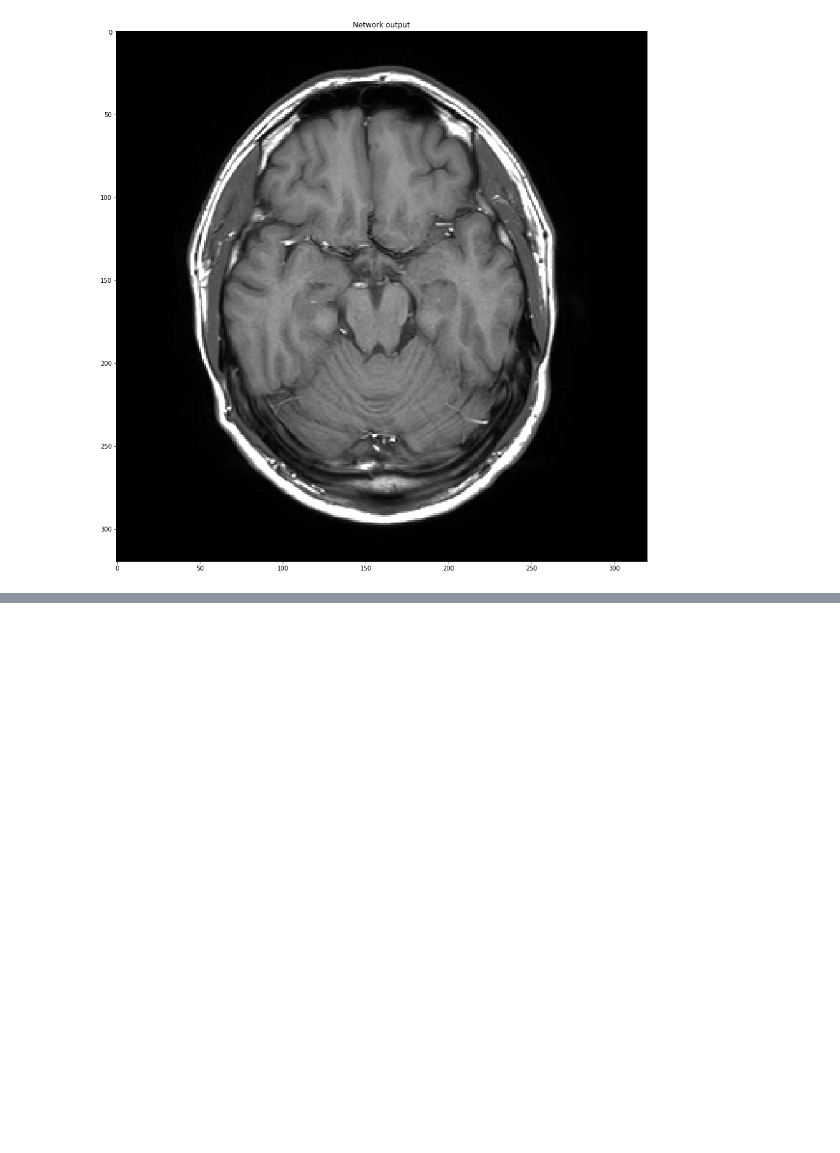
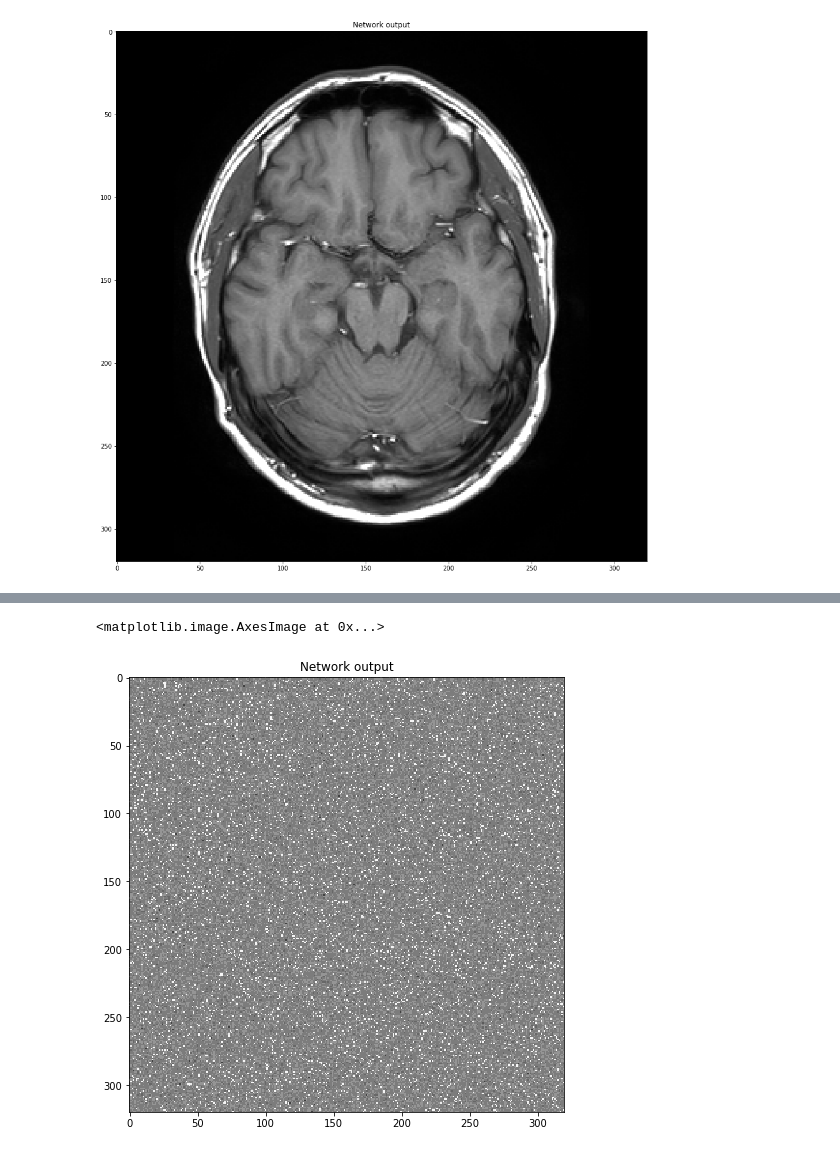
Before and after one commit to Ilya-Muromets/AutoMRF, a Jupyter notebook: Graphs.ipynb, the cells around one changed output, grey strips where cells are left out. Cells and saved outputs as stored; diff of their text form; code cells hidden in the pictures; blank space fills up the shorter version.

```diff
--- a/Graphs.ipynb
+++ b/Graphs.ipynb
@@ -246,0 +355,3 @@ plt.savefig(str(i) + model.split("/")[-1] + ".png")
+# %%
+mu_imag = np.mean(np.real(MRF[500:]))
+sig_imag = np.var(np.real(MRF[500:]))
@@ -246,0 +362,7 @@ plt.savefig(str(i) + model.split("/")[-1] + ".png")
+# %%
+MRF_real = np.random.normal(mu_real, sig_real, (500,320,320))
+MRF_imag = np.random.normal(mu_imag, sig_imag, (500,320,320))
+# %%
+MRF = np.concatenate((MRF_real, MRF_imag), axis=0)
+# %%
+T1_recon = rescale(T1fromMRF(MRF, regressor, model, gpu="0", is_regressor=False))
@@ -246,0 +382,7 @@ plt.savefig(str(i) + model.split("/")[-1] + ".png")
+# %%
+plt.figure(figsize=(8,8))
+plt.title("Network output")
+plt.imshow(T1_recon, cmap="gray",vmin=10)
+# %% [output]
+<matplotlib.image.AxesImage at 0x...>
+[figure, added]
```
Also changed, not shown: parts of 22 cells of this notebook, 6 other files.
